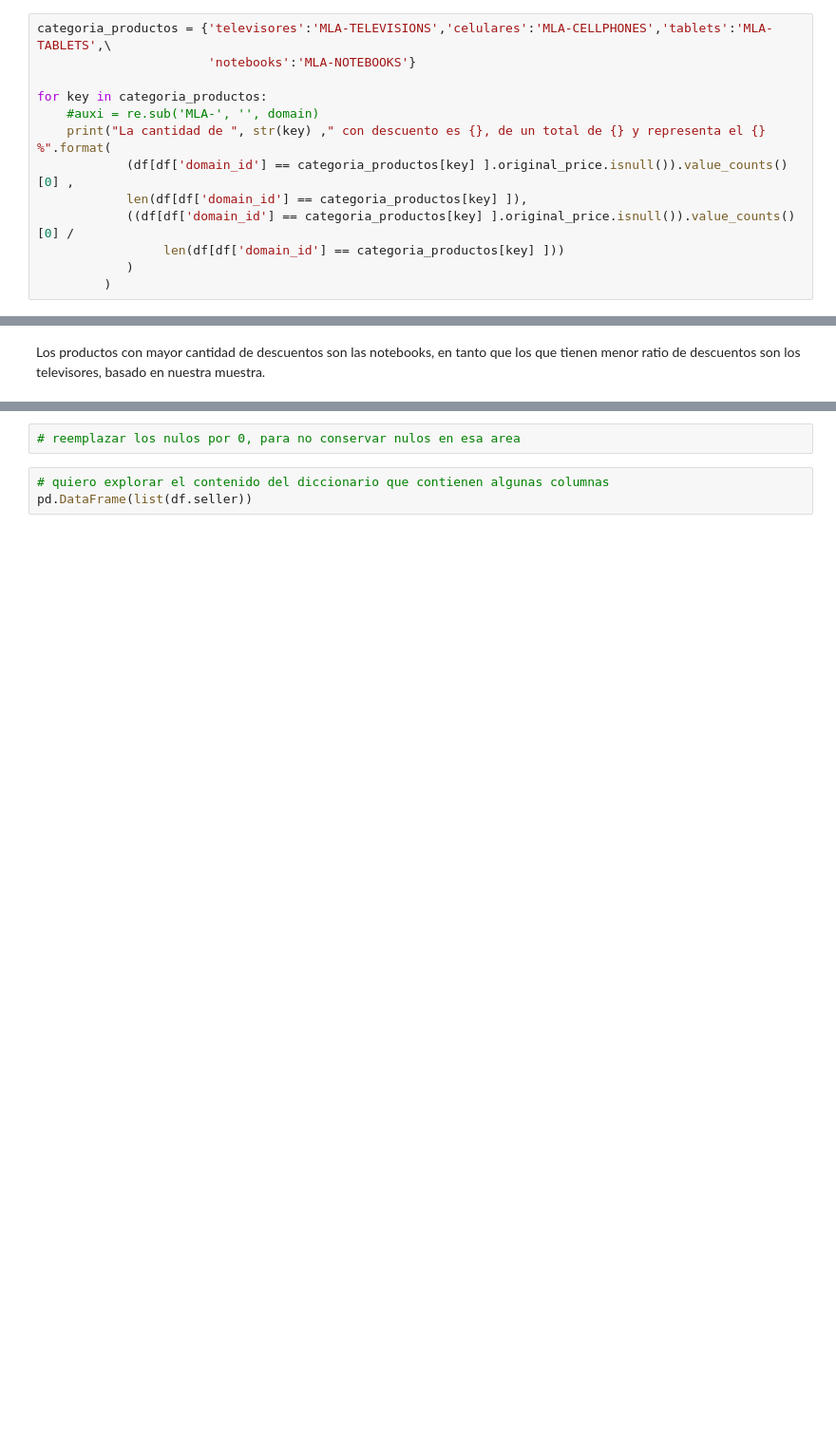
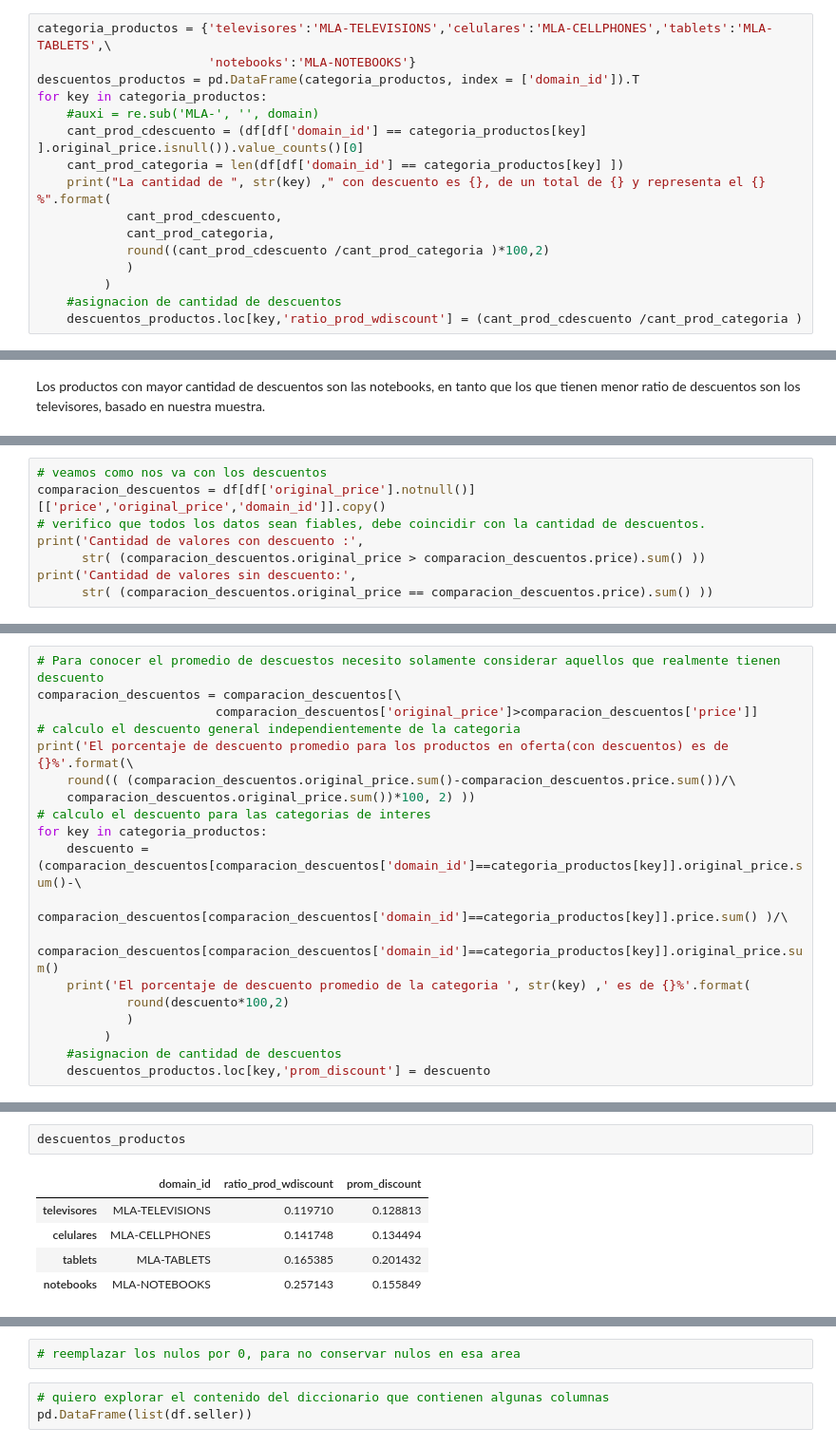
Before and after one commit to Mattzvl/EDA_API_ML, a Jupyter notebook: EDA_API_MELI.ipynb, the cells around one changed output, grey strips where cells are left out. Shown: that part at 95% size. Cells and saved outputs as stored; diff of their text form; blank space fills up the shorter version.

```diff
--- a/EDA_API_MELI.ipynb
+++ b/EDA_API_MELI.ipynb
@@ -473,14 +475,17 @@ La cantidad de productos con descuento es 709, y representa el 0.170432692307692
 # %%
 categoria_productos = {'televisores':'MLA-TELEVISIONS','celulares':'MLA-CELLPHONES','tablets':'MLA-TABLETS',\
                        'notebooks':'MLA-NOTEBOOKS'}
-
+descuentos_productos = pd.DataFrame(categoria_productos, index = ['domain_id']).T
 for key in categoria_productos:
     #auxi = re.sub('MLA-', '', domain)
+    cant_prod_cdescuento = (df[df['domain_id'] == categoria_productos[key] ].original_price.isnull()).value_counts()[0]
+    cant_prod_categoria = len(df[df['domain_id'] == categoria_productos[key] ])
     print("La cantidad de ", str(key) ," con descuento es {}, de un total de {} y representa el {} %".format(
-            (df[df['domain_id'] == categoria_productos[key] ].original_price.isnull()).value_counts()[0] ,
-            len(df[df['domain_id'] == categoria_productos[key] ]),
-            ((df[df['domain_id'] == categoria_productos[key] ].original_price.isnull()).value_counts()[0] /
-                 len(df[df['domain_id'] == categoria_productos[key] ]))
+            cant_prod_cdescuento,
+            cant_prod_categoria,
+            round((cant_prod_cdescuento /cant_prod_categoria )*100,2)
             )
          )
+    #asignacion de cantidad de descuentos
+    descuentos_productos.loc[key,'ratio_prod_wdiscount'] = (cant_prod_cdescuento /cant_prod_categoria )
 # %% [output]
@@ -498,0 +498,8 @@ Name: celulares, dtype: object
+# %%
+# veamos como nos va con los descuentos
+comparacion_descuentos = df[df['original_price'].notnull()][['price','original_price','domain_id']].copy()
+# verifico que todos los datos sean fiables, debe coincidir con la cantidad de descuentos.
+print('Cantidad de valores con descuento :',
+      str( (comparacion_descuentos.original_price > comparacion_descuentos.price).sum() ))
+print('Cantidad de valores sin descuento:',
+      str( (comparacion_descuentos.original_price == comparacion_descuentos.price).sum() ))
@@ -498,0 +511,19 @@ Name: celulares, dtype: object
+# %%
+# Para conocer el promedio de descuestos necesito solamente considerar aquellos que realmente tienen descuento
+comparacion_descuentos = comparacion_descuentos[\
+                        comparacion_descuentos['original_price']>comparacion_descuentos['price']]
+# calculo el descuento general independientemente de la categoria
+print('El porcentaje de descuento promedio para los productos en oferta(con descuentos) es de {}%'.format(\
+    round(( (comparacion_descuentos.original_price.sum()-comparacion_descuentos.price.sum())/\
+    comparacion_descuentos.original_price.sum())*100, 2) ))
+# calculo el descuento para las categorias de interes
+for key in categoria_productos:
+    descuento = (comparacion_descuentos[comparacion_descuentos['domain_id']==categoria_productos[key]].original_price.sum()-\
+                 comparacion_descuentos[comparacion_descuentos['domain_id']==categoria_productos[key]].price.sum() )/\
+                 comparacion_descuentos[comparacion_descuentos['domain_id']==categoria_productos[key]].original_price.sum()
+    print('El porcentaje de descuento promedio de la categoria ', str(key) ,' es de {}%'.format(
+            round(descuento*100,2)
+            )
+         )
+    #asignacion de cantidad de descuentos
+    descuentos_productos.loc[key,'prom_discount'] = descuento
@@ -498,0 +536,8 @@ Name: celulares, dtype: object
+# %%
+descuentos_productos
+# %% [output]
+|  | domain_id | ratio_prod_wdiscount | prom_discount |
+| televisores | MLA-TELEVISIONS | 0.119710 | 0.128813 |
+| celulares | MLA-CELLPHONES | 0.141748 | 0.134494 |
+| tablets | MLA-TABLETS | 0.165385 | 0.201432 |
+| notebooks | MLA-NOTEBOOKS | 0.257143 | 0.155849 |
```
Also changed, not shown: parts of 7 cells of this notebook.
